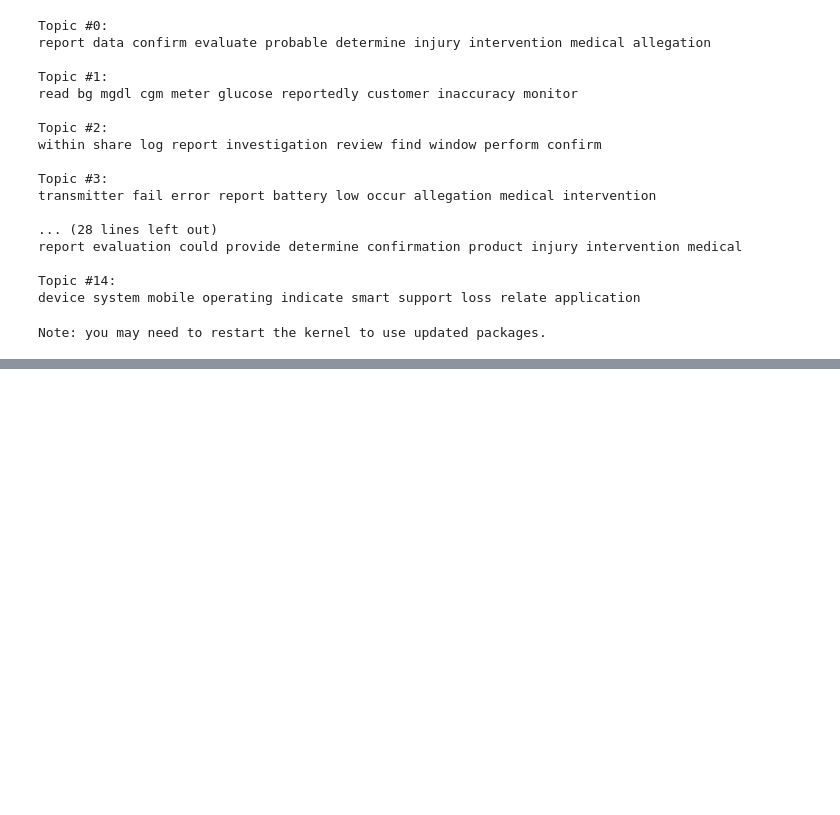
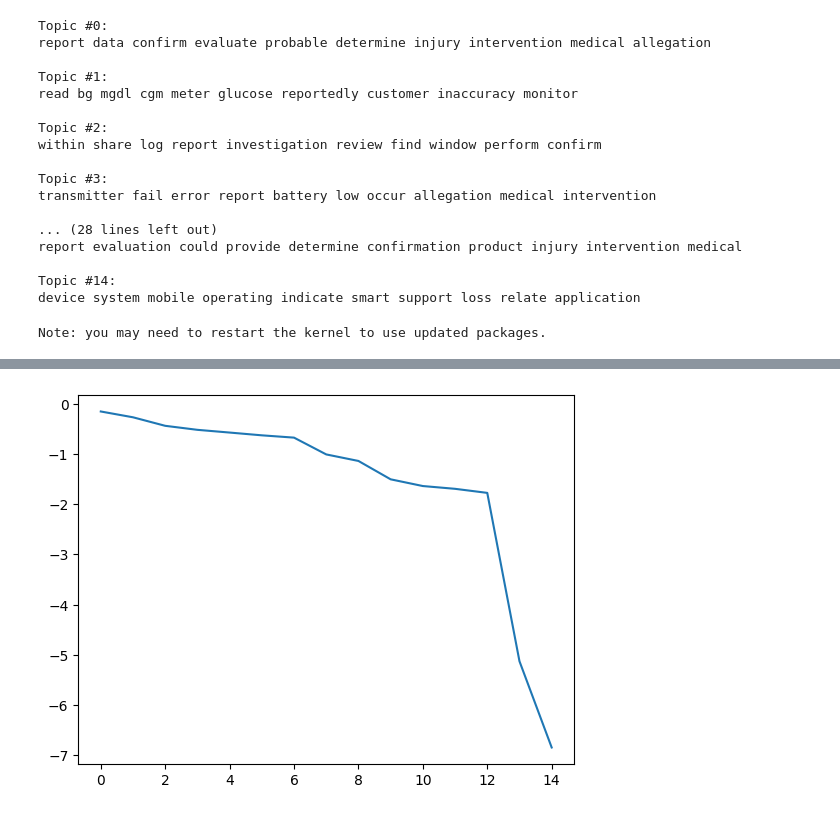
Before and after one commit to Drnjenkins/praxis-2023, a Jupyter notebook: 26-NMF.ipynb, the cells around one changed output, grey strips where cells are left out. Drawn from its saved outputs; the diff is of its cells as text; code cells hidden in the pictures; blank space fills up the shorter version.

Commit message:
Add coherence_score for NMF

```diff
--- a/26-NMF.ipynb
+++ b/26-NMF.ipynb
@@ -62,8 +65,7 @@ bow_df.head(4)
 # %%
 from sklearn.decomposition import NMF
 
-num_topics = 15 # or the number of topics you want to extract
-nmf_model = NMF(n_components=num_topics)
+nmf_model = NMF(n_components=num_topics, init='nndsvda')
 nmf_model.fit(bow_df)
 doc_topic_matrix = nmf_model.transform(bow_df)
 topic_word_matrix = nmf_model.components_
@@ -149,6 +151,10 @@ dictionary.filter_extremes(
 )
 # %%
 bow_corpus = [dictionary.doc2bow(row, allow_update=True) for row in df['LEMMATIZED_TEXT']]
+# %%
+from gensim.models import Nmf
+
+nmf = Nmf(bow_corpus, num_topics=num_topics)
 # %%
 vocab = set()
 for tok in texts:
@@ -155,0 +185,5 @@ for tok in texts:
+# %%
+# Each element in the list returned is a pair of a topic representation and its coherence score.
+# Topic representations are distributions of words, represented as a list of pairs of word IDs and their probabilities.
+
+umass_top_topics = nmf.top_topics(corpus=bow_corpus, texts=texts, dictionary=dictionary, window_size=None, coherence='u_mass', topn=num_top_words)
@@ -155,0 +195,11 @@ for tok in texts:
+# %%
+num_top_words = 10 # or the number of top words you want to display for each topic
+
+coherence_score = []
+
+for topic_index, topic in enumerate(topic_word_matrix):
+    print(f"Topic #{topic_index}:")
+    print(f"\tScore('u_mass'): {umass_top_topics[topic_index][1]}")
+    #print(f"\tScore('c_v)   : {cv_top_topics[topic_index][1]}")
+    print("\tWords          : " + " ".join([terms[i] for i in topic.argsort()[:-num_top_words - 1:-1]]))
+    coherence_score.append(umass_top_topics[topic_index][1])
@@ -155,0 +242,6 @@ for tok in texts:
+# %%
+import matplotlib.pyplot as plt
+plt.plot(coherence_score)
+plt.show()
+# %% [output]
+[figure, added]
```
Also changed, not shown: parts of 9 cells of this notebook.
